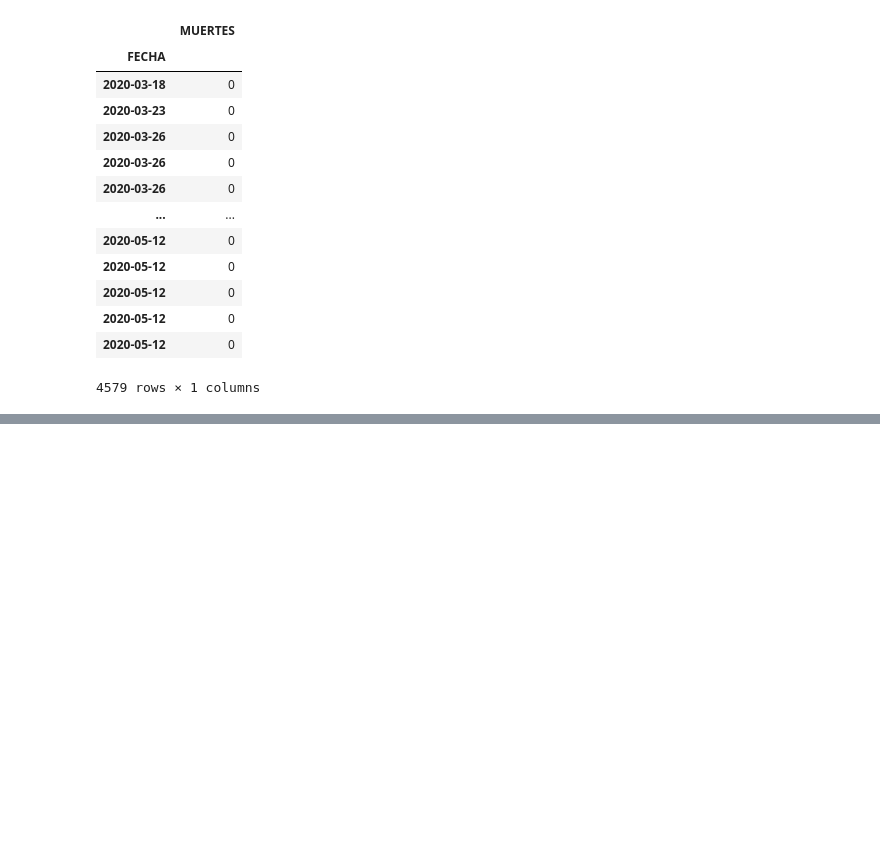
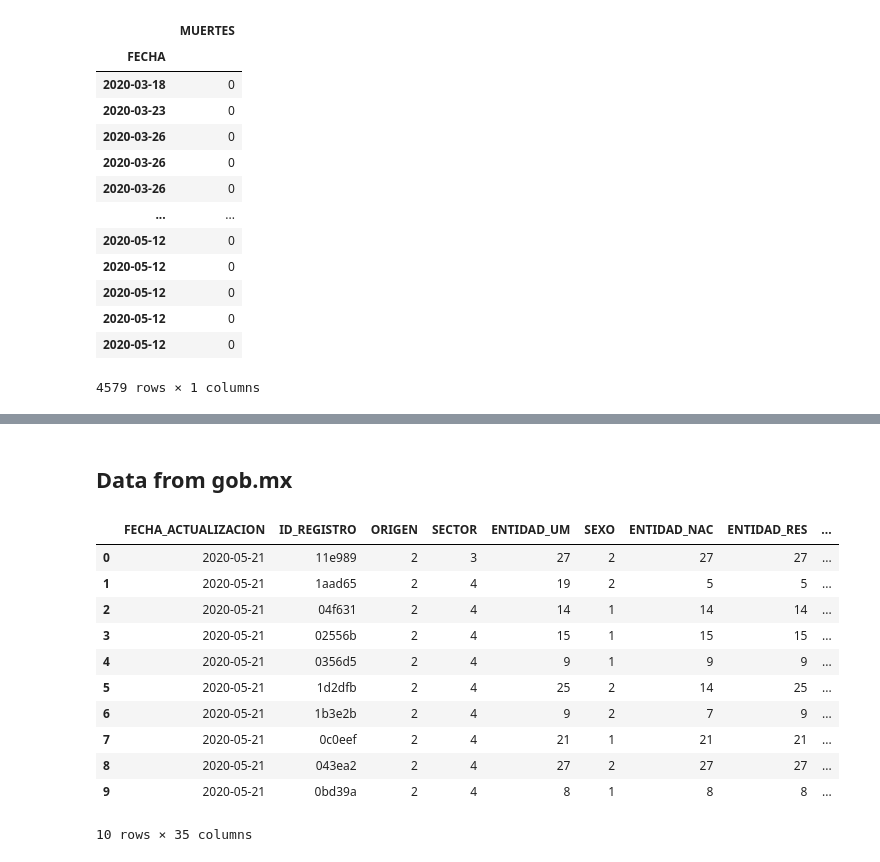
Before and after one commit to alejandropuerto/covid-19-death-comparison, a Jupyter notebook: covid-19 death comparison cdmx.ipynb, the cells around one changed output, grey strips where cells are left out. Drawn from its saved outputs; the diff is of its cells as text; code cells hidden in the pictures; blank space fills up the shorter version.

```diff
--- a/covid-19 death comparison cdmx.ipynb
+++ b/covid-19 death comparison cdmx.ipynb
@@ -85,0 +85,18 @@ number_by_date.head()
+# %% [markdown]
+## Data from gob.mx
+# %%
+covid19_oficial = pd.read_csv("200521COVID19MEXICO.csv", sep = ",",parse_dates = ["FECHA_DEF"], encoding ='latin1')
+covid19_oficial.head(10)
+# %% [output]
+|  | FECHA_ACTUALIZACION | ID_REGISTRO | ORIGEN | SECTOR | ENTIDAD_UM | SEXO | ENTIDAD_NAC | ENTIDAD_RES | ... |
+| 0 | 2020-05-21 | 11e989 | 2 | 3 | 27 | 2 | 27 | 27 | ... |
+| 1 | 2020-05-21 | 1aad65 | 2 | 4 | 19 | 2 | 5 | 5 | ... |
+| 2 | 2020-05-21 | 04f631 | 2 | 4 | 14 | 1 | 14 | 14 | ... |
+| 3 | 2020-05-21 | 02556b | 2 | 4 | 15 | 1 | 15 | 15 | ... |
+| 4 | 2020-05-21 | 0356d5 | 2 | 4 | 9 | 1 | 9 | 9 | ... |
+| 5 | 2020-05-21 | 1d2dfb | 2 | 4 | 25 | 2 | 14 | 25 | ... |
+| 6 | 2020-05-21 | 1b3e2b | 2 | 4 | 9 | 2 | 7 | 9 | ... |
+| 7 | 2020-05-21 | 0c0eef | 2 | 4 | 21 | 1 | 21 | 21 | ... |
+| 8 | 2020-05-21 | 043ea2 | 2 | 4 | 27 | 2 | 27 | 27 | ... |
+| 9 | 2020-05-21 | 0bd39a | 2 | 4 | 8 | 1 | 8 | 8 | ... |
+10 rows × 35 columns
```
Also changed, not shown: parts of 27 cells of this notebook.
